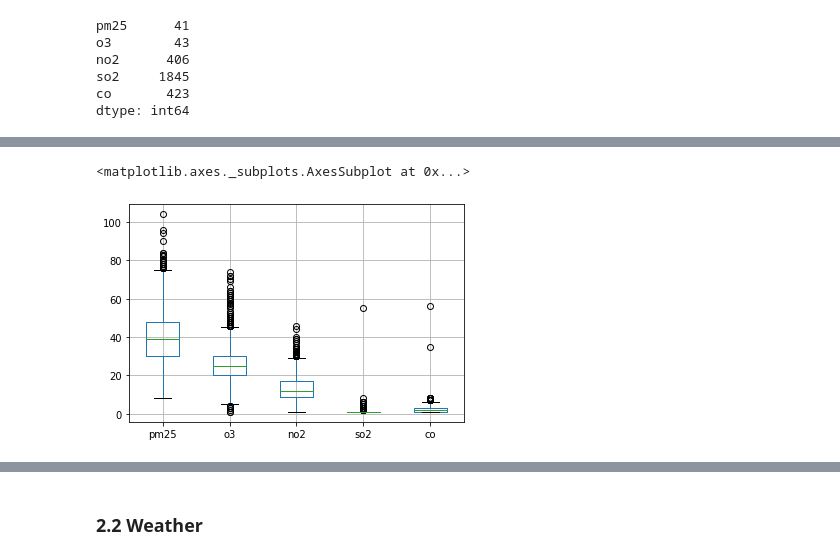
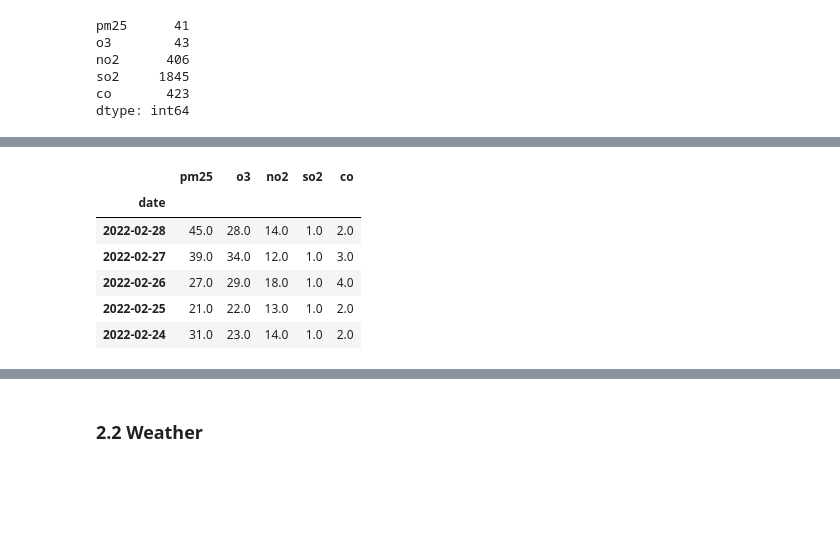
Before and after one commit to hangulde/Springboard, a Jupyter notebook: Capstone 2/Capstone 2. Boston Air Quality.ipynb, the cells around one changed output, grey strips where cells are left out. Drawn from its saved outputs; the diff is of its cells as text; code cells hidden in the pictures; blank space fills up the shorter version.

```diff
--- a/Capstone 2/Capstone 2. Boston Air Quality.ipynb
+++ b/Capstone 2/Capstone 2. Boston Air Quality.ipynb
@@ -173,7 +174,10 @@ air_quality_2.describe()
-# %%
-#Check outliers. I can see there are a lot of outliers. I don't drop them. "Identifying outliers in time series forecasting is important because outliers influence the forecast model that is used to
-#forecast future values. I will examine the outliers in EDA.
-air_quality_2.boxplot(['pm25', 'o3',	'no2',	'so2',	'co'])
-# %% [output]
-<matplotlib.axes._subplots.AxesSubplot at 0x...>
-[figure, removed]
+# %%
+air_quality_2.head()
+# %% [output]
+|  | pm25 | o3 | no2 | so2 | co |
+| date |  |  |  |  |  |
+| 2022-02-28 | 45.0 | 28.0 | 14.0 | 1.0 | 2.0 |
+| 2022-02-27 | 39.0 | 34.0 | 12.0 | 1.0 | 3.0 |
+| 2022-02-26 | 27.0 | 29.0 | 18.0 | 1.0 | 4.0 |
+| 2022-02-25 | 21.0 | 22.0 | 13.0 | 1.0 | 2.0 |
+| 2022-02-24 | 31.0 | 23.0 | 14.0 | 1.0 | 2.0 |
```
Also changed, not shown: parts of 22 cells of this notebook.
